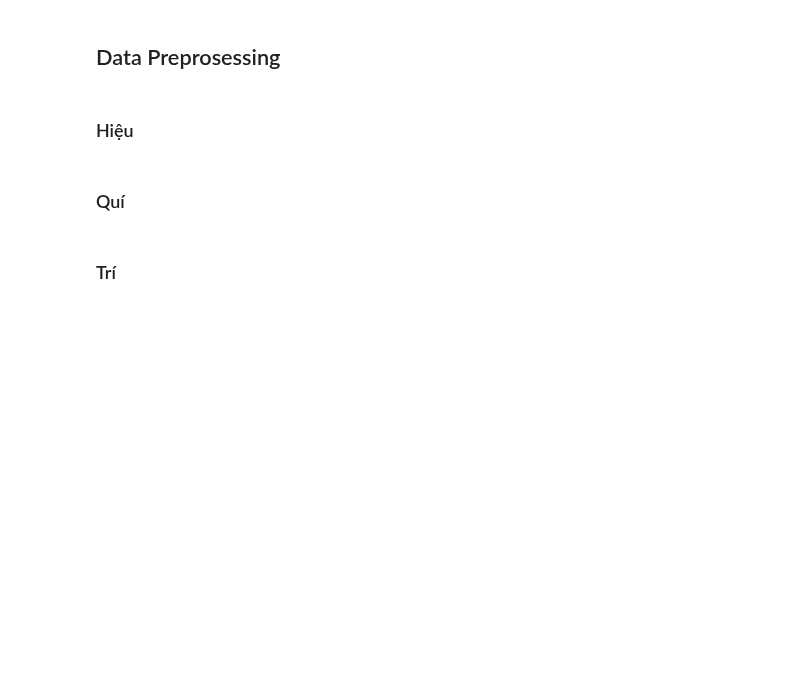
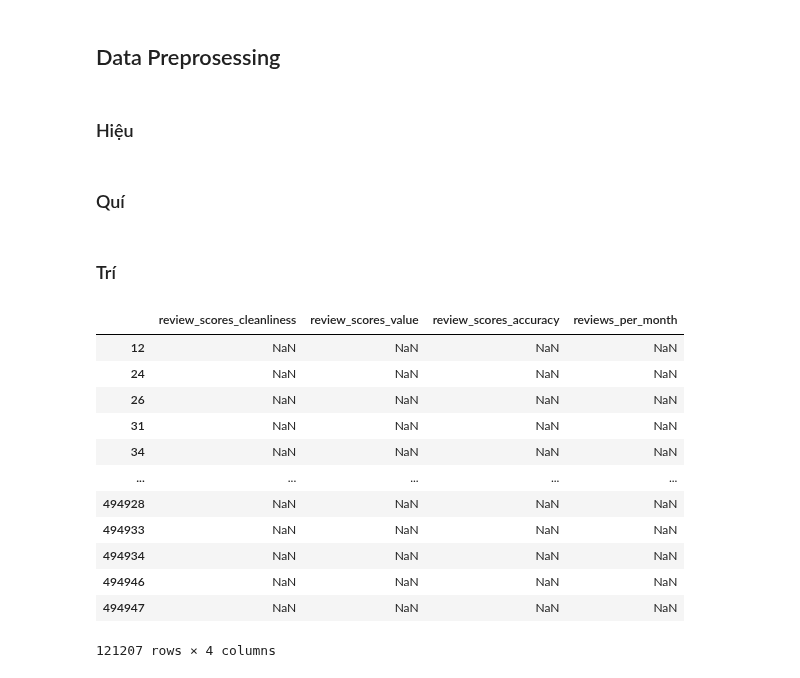
Before and after one commit to 19127592/PTDLUD, a Jupyter notebook: Project.ipynb, the cells around one changed output. Drawn from its saved outputs; the diff is of its cells as text; code cells hidden in the pictures; blank space fills up the shorter version.

```diff
--- a/Project.ipynb
+++ b/Project.ipynb
@@ -109,14 +107,3 @@ df3
 ## Data Preprosessing
 # %% [markdown]
 ### Hiệu
-# %%
-## Hiệu
-df2 = df2.dropna(subset=["accommodates", "bathrooms", "bedrooms", "beds", "extra_people", "price" ])
-#mcp: mean cleaning_fee/price
-df_mcp = (df2["cleaning_fee"]/df2["price"])
-df_mcp = df_mcp.replace(np.inf, np.nan)
-df_mcp = df_mcp.dropna()
-#pcp: percent cleaning_fee/price
-pcp = df_mcp.mean()
-
-df2["cleaning_fee"].fillna(round(df2["price"] * pcp))
@@ -127,2 +121,20 @@ df2["cleaning_fee"].fillna(round(df2["price"] * pcp))
 # %% [markdown]
 ### Trí
+# %%
+cols = ['review_scores_cleanliness','review_scores_value','review_scores_accuracy','reviews_per_month']
+nan_idx = list(df2[cols][df2['reviews_per_month'].isnull()].index)
+df2[cols][df2['reviews_per_month'].isnull()]
+# %% [output]
+|  | review_scores_cleanliness | review_scores_value | review_scores_accuracy | reviews_per_month |
+| 12 | NaN | NaN | NaN | NaN |
+| 24 | NaN | NaN | NaN | NaN |
+| 26 | NaN | NaN | NaN | NaN |
+| 31 | NaN | NaN | NaN | NaN |
+| 34 | NaN | NaN | NaN | NaN |
+| ... | ... | ... | ... | ... |
+| 494928 | NaN | NaN | NaN | NaN |
+| 494933 | NaN | NaN | NaN | NaN |
+| 494934 | NaN | NaN | NaN | NaN |
+| 494946 | NaN | NaN | NaN | NaN |
+| 494947 | NaN | NaN | NaN | NaN |
+121207 rows × 4 columns
```
Also changed, not shown: parts of 14 cells of this notebook.
